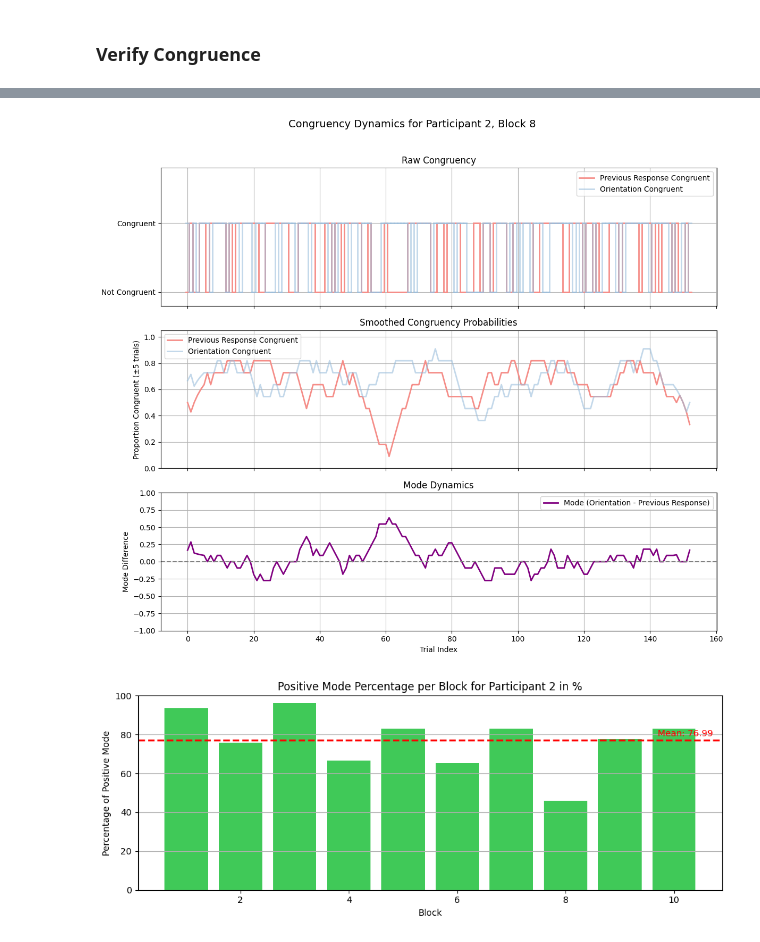
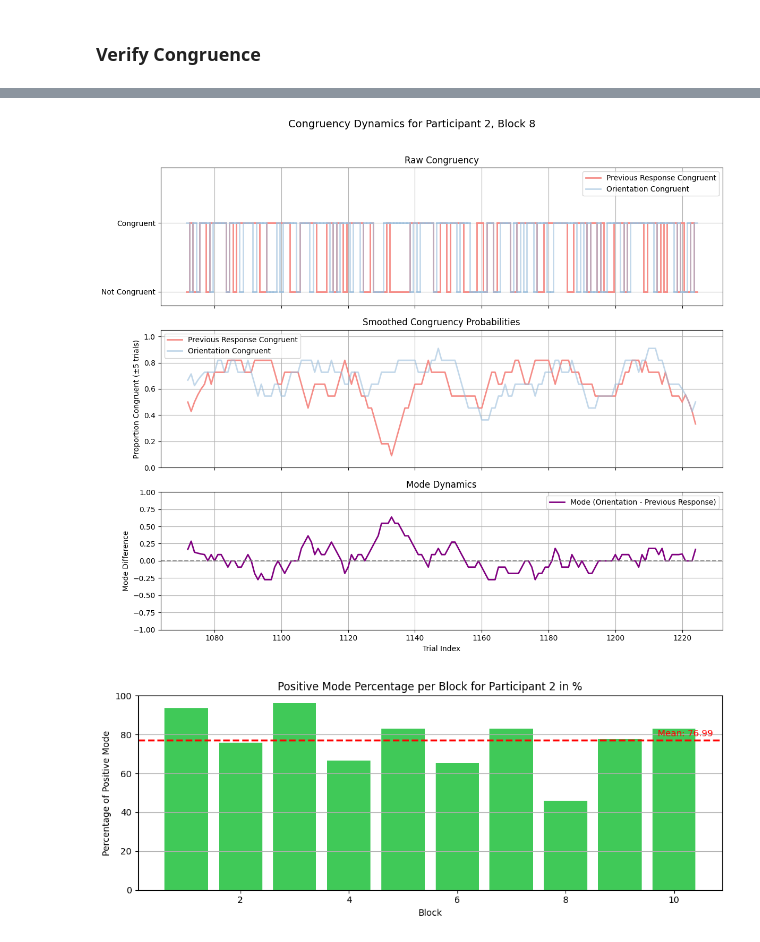
Before and after one commit to cocoltre/Visual-Perception, a Jupyter notebook: GLM_HMM_predictive_templates.ipynb, the cells around one changed output, grey strips where cells are left out. Drawn from its saved outputs; the diff is of its cells as text; code cells hidden in the pictures.

```diff
--- a/GLM_HMM_predictive_templates.ipynb
+++ b/GLM_HMM_predictive_templates.ipynb
@@ -17,9 +17,9 @@ root_dir = os.getcwd()
 
 ### what to do
 save_data = True
-bias = True
+bias = False
 
-test_type = 'with006'
+test_type = 'withoutbias'
 
 test_type_title = ''
 if test_type.startswith("without") and test_type.endswith("ms"):
@@ -37,8 +37,6 @@ elif test_type == 'without006':
 elif test_type == 'test_model':
     test_type_title = ' - test'
 elif test_type == 'with006':
-    test_type_title = ' - test'
-elif test_type == 'with006':
     test_type_title = ''
 elif test_type == 'ketamindata':
     test_type_title = ' - ketamindata'
@@ -209,7 +207,7 @@ if test_type == 'test_model' and want_another_test == False:
 if test_type != 'test_model':
     ### read and data
     dfs = []
-    columns_to_keep = ['theta', 'resp', 'block', 'correct', 'isi_ms']
+    columns_to_keep = ['trial', 'theta', 'resp', 'block', 'correct', 'isi_ms']
 
     n = 6 #number of participants
 
@@ -239,7 +237,7 @@ if test_type != 'test_model':
             dfs.append(df)
 
     final_df = pd.concat(dfs, ignore_index=True)
-    final_df = final_df[['ID', 'block', 'theta', 'prev_resp', 'resp', 'correct', 'isi_ms']]
+    final_df = final_df[['ID', 'block', 'trial', 'theta', 'prev_resp', 'resp', 'correct', 'isi_ms']]
     final_df['resp'] = final_df['resp'].replace(-1, 0)
     final_df['theta'] = final_df['theta'].replace(-45, -1)
     final_df['theta'] = final_df['theta'].replace(45, 1)
@@ -341,7 +417,7 @@ window_size = 5     # ±5 trials
 df_congruence = final_df[(final_df["ID"] == selected_id) & (final_df["block"] == selected_block)].copy()
 df_congruence.reset_index(drop=True, inplace=True)
 
-x = np.arange(len(df_congruence))
+x_block = df_congruence["trial"].values
 y1 = df_congruence["prev_resp_congruent"].values
 y2 = df_congruence["orientation_congruent"].values
 
@@ -362,14 +438,14 @@ def smooth_congruency(arr, window):
 
 y1_smooth = smooth_congruency(y1, window_size)
 y2_smooth = smooth_congruency(y2, window_size)
-mode = y2_smooth - y1_smooth
+mode_block = y2_smooth - y1_smooth
 
 # === Plot all 3 in stacked subplots ===
 fig, axs = plt.subplots(3, 1, figsize=(12, 10), sharex=True)
 
 # 1. Step plot of raw congruencies
-draw_step_signal(axs[0], x, y1, color="#f58d88")
-draw_step_signal(axs[0], x, y2, color="#9bbedc", alpha=0.6)
+draw_step_signal(axs[0], x_block, y1, color="#f58d88")
+draw_step_signal(axs[0], x_block, y2, color="#9bbedc", alpha=0.6)
 axs[0].set_ylim(-0.2, 1.8)
 axs[0].set_yticks([0, 1])
 axs[0].set_yticklabels(["Not Congruent", "Congruent"])
@@ -377,38 +453,38 @@ axs[0].set_title("Raw Congruency")
 legend_elements = [
     Line2D([0], [0], color='#f58d88', lw=2, label='Previous Response Congruent'),
     Line2D([0], [0], color='#9bbedc', lw=2, label='Orientation Congruent', alpha=0.6)
 ]
 axs[0].legend(handles=legend_elements)
 axs[0].grid(True)
 
 # 2. Smoothed probabilities
-axs[1].plot(x, y1_smooth, label="Previous Response Congruent", color="#f58d88", linewidth=2)
-axs[1].plot(x, y2_smooth, label="Orientation Congruent", color="#9bbedc", linewidth=2, alpha=0.6)
+axs[1].plot(x_block, y1_smooth, label="Previous Response Congruent", color="#f58d88", linewidth=2)
+axs[1].plot(x_block, y2_smooth, label="Orientation Congruent", color="#9bbedc", linewidth=2, alpha=0.6)
 axs[1].set_ylim(0, 1.05)
 axs[1].set_ylabel("Proportion Congruent (±5 trials)")
 axs[1].set_title("Smoothed Congruency Probabilities")
 axs[1].legend()
 axs[1].grid(True)
 
 # 3. Mode
-axs[2].plot(x, mode, color="purple", linewidth=2, label="Mode (Orientation - Previous Response)")
+axs[2].plot(x_block, mode_block, color="purple", linewidth=2, label="Mode (Orientation - Previous Response)")
 axs[2].axhline(0, color="gray", linestyle="--", linewidth=1.5)
 axs[2].set_ylim(-1, 1)
 axs[2].set_xlabel("Trial Index")
 axs[2].set_ylabel("Mode Difference")
 axs[2].set_title("Mode Dynamics")
 axs[2].legend()
 axs[2].grid(True)
 
 plt.suptitle(f"Congruency Dynamics for Participant {selected_id}, Block {selected_block}", fontsize=14, y=1.02)
 plt.tight_layout()
 
 if save_data:
-    plt.savefig(root_dir + f'/plots/{test_type}/congruency.png', bbox_inches="tight")
+    plt.savefig(root_dir + f'/plots/{test_type}/congruency_sample.png', bbox_inches="tight")
 
 plt.show()
 # %% [output]
-[figure, old version]
+[figure, new version]
 # %%
 all_ids = final_df["ID"].unique()
 
```
Also changed, not shown: parts of 11 cells of this notebook, 14 other files.
